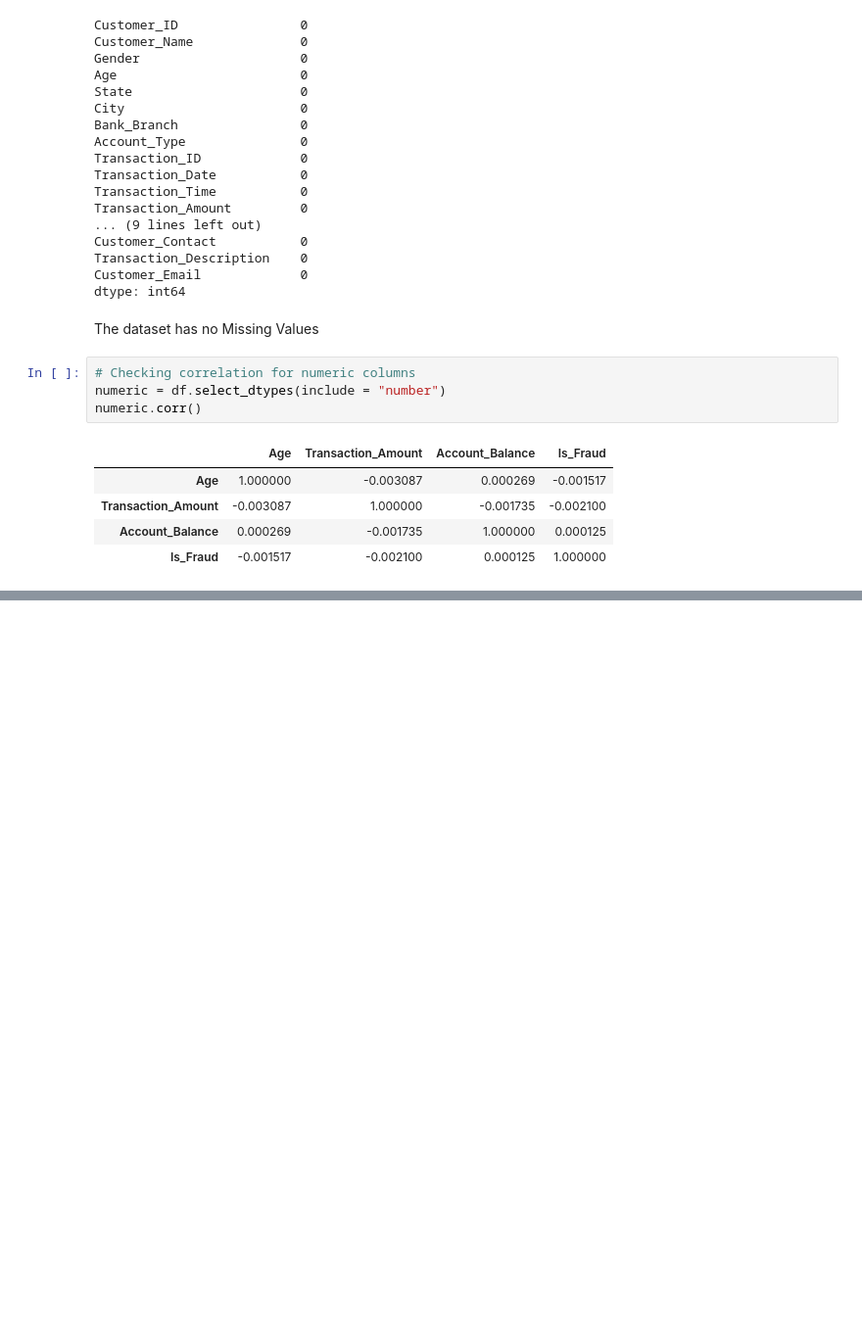
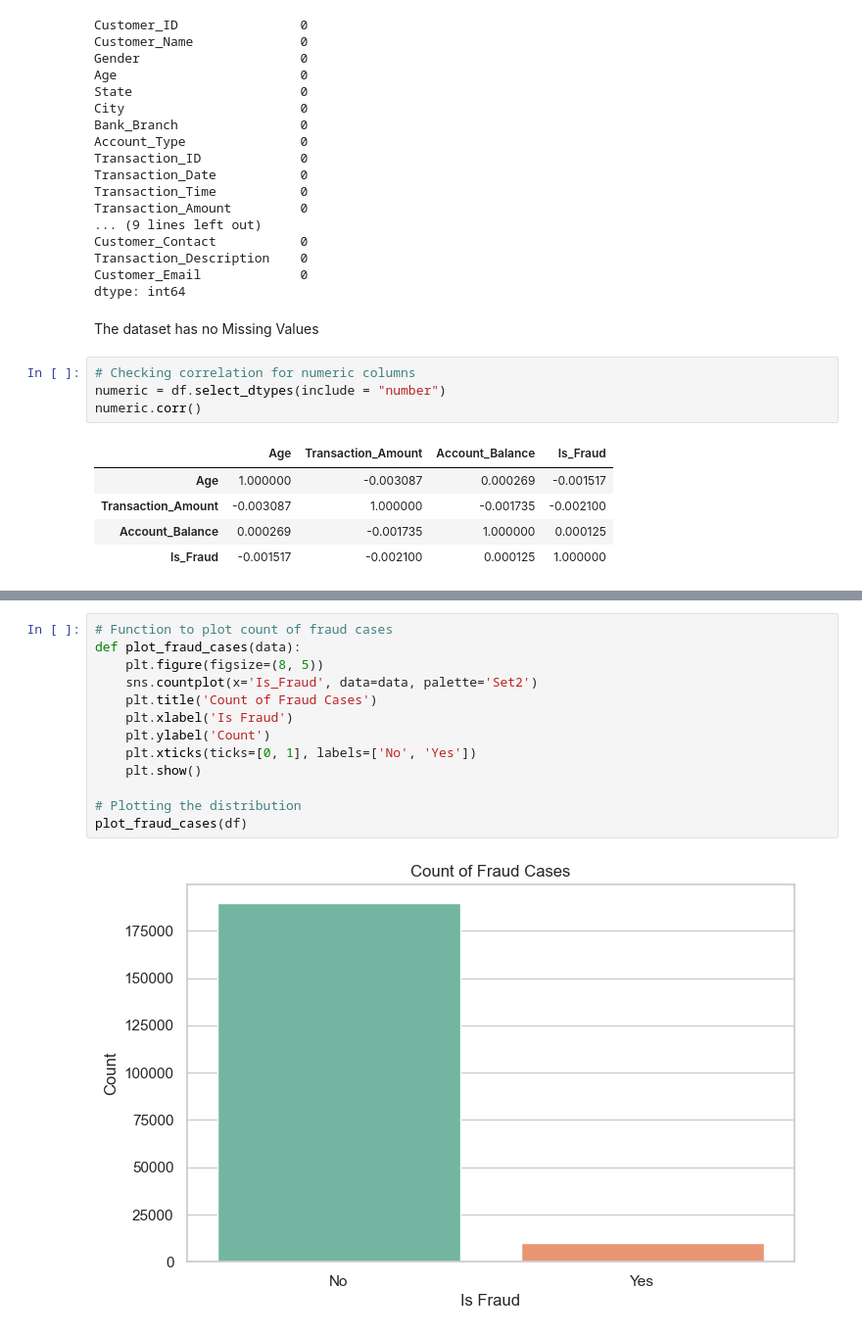
Before and after one commit to gkipkirui1/DSF-PT08P5-GROUP4-CAPSTONE-PROJECT, a Jupyter notebook: James.ipynb, the cells around one changed output, grey strips where cells are left out. Shown at 98% size. Saved outputs shown, nothing was run; the diff lists cells and outputs as text; blank space fills up the shorter version.

```diff
--- a/James.ipynb
+++ b/James.ipynb
@@ -169,0 +192,15 @@ numeric.corr()
+# %%
+# Function to plot count of fraud cases
+def plot_fraud_cases(data):
+    plt.figure(figsize=(8, 5))
+    sns.countplot(x='Is_Fraud', data=data, palette='Set2')
+    plt.title('Count of Fraud Cases')
+    plt.xlabel('Is Fraud')
+    plt.ylabel('Count')
+    plt.xticks(ticks=[0, 1], labels=['No', 'Yes'])
+    plt.show()
+
+# Plotting the distribution
+plot_fraud_cases(df)
+# %% [output]
+[figure, added]
```
Also changed, not shown: parts of 8 cells of this notebook.
